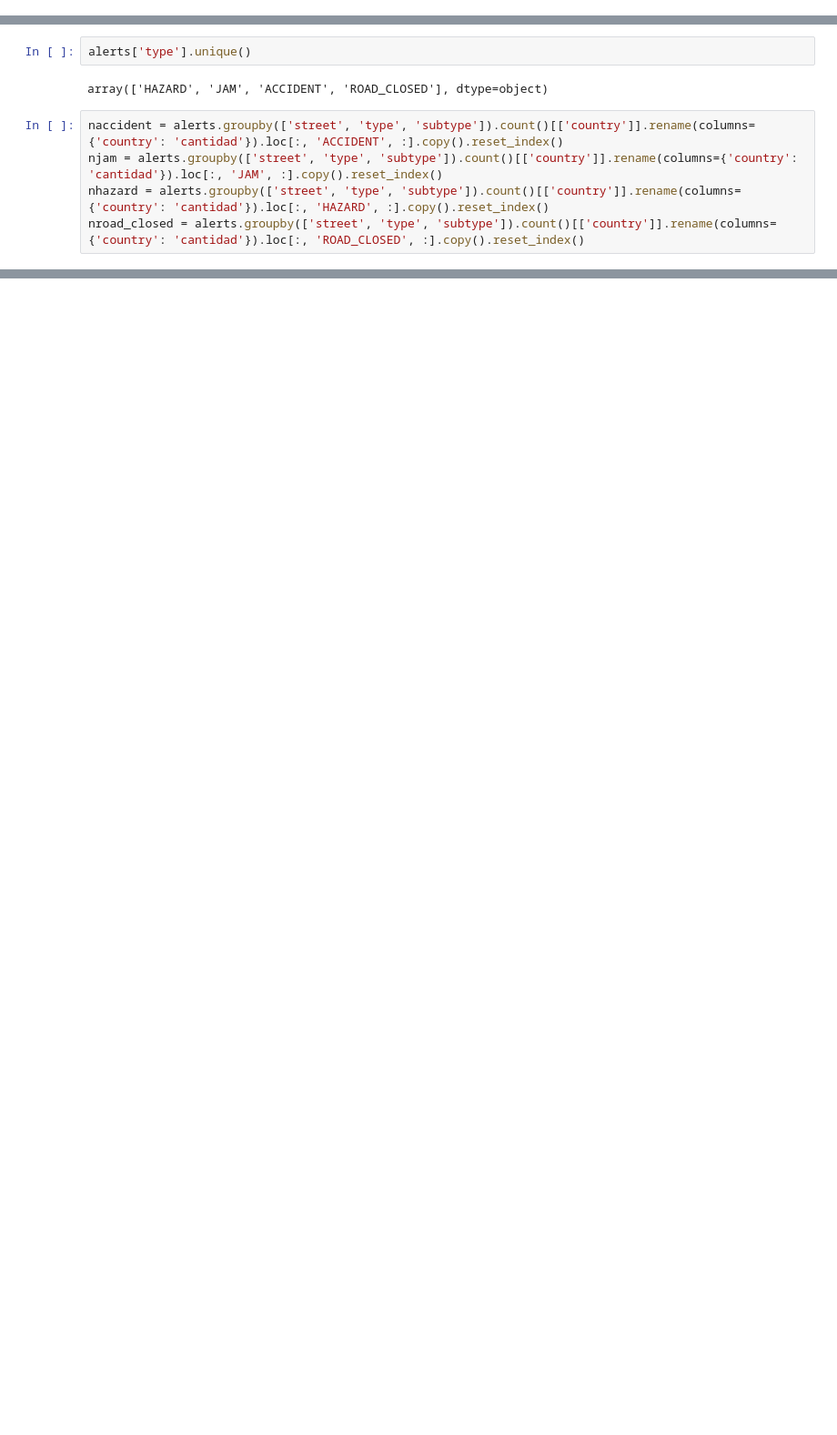
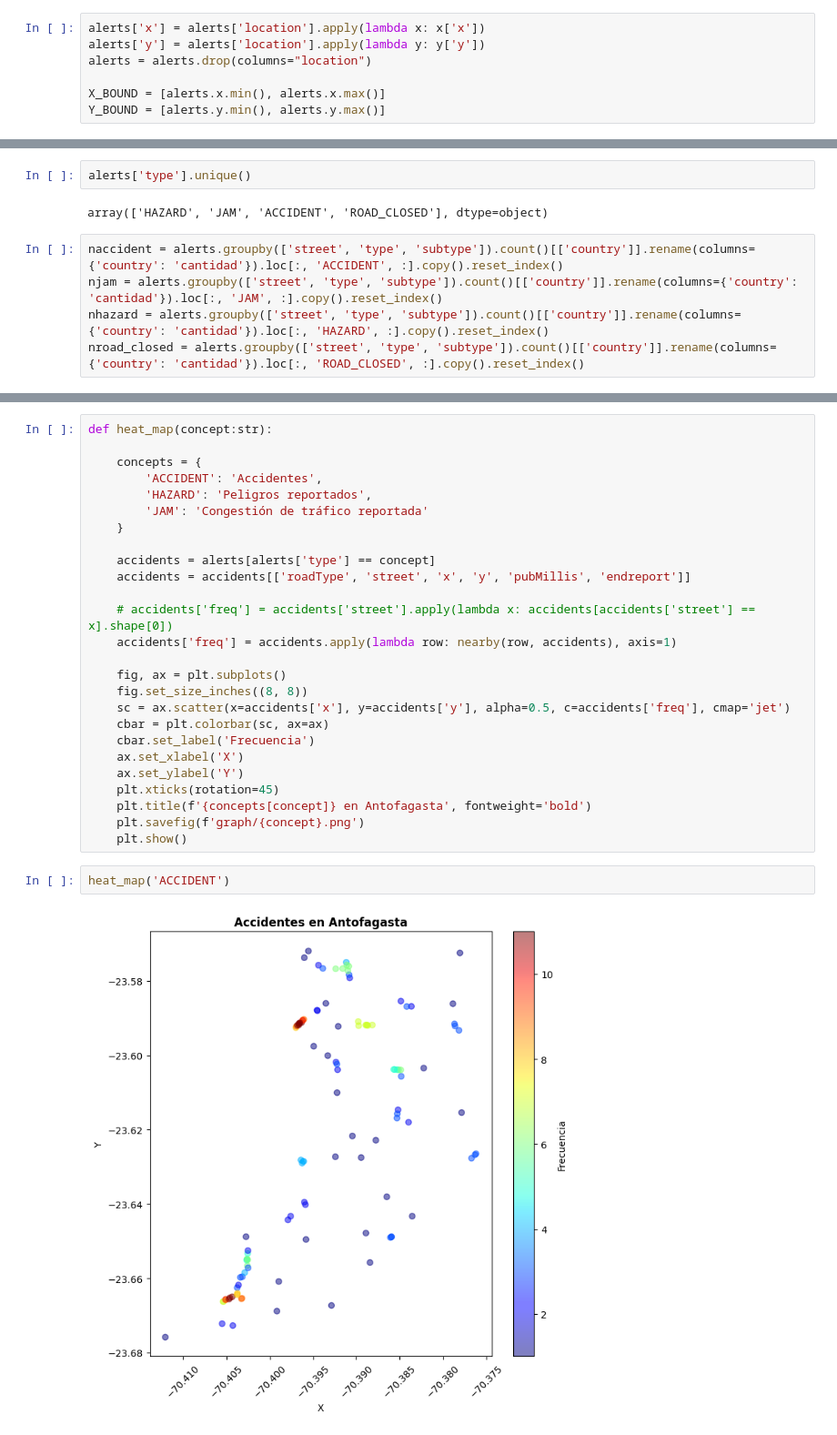
Before and after one commit to richardhapb/antof-traffic-client, a Jupyter notebook: analisis.ipynb, the cells around one changed output, grey strips where cells are left out. Shown: that part at 91% size. Saved outputs shown, nothing was run; the diff lists cells and outputs as text; blank space fills up the shorter version.

```diff
--- a/analisis.ipynb
+++ b/analisis.ipynb
@@ -32,5 +64,12 @@ PERIM_Y = [-23.701724880116387, -23.411242421131792]
 alerts = filter_location(alerts, PERIM_X, PERIM_Y)
 jams = filter_location(jams, PERIM_X, PERIM_Y)
+# %%
+alerts['x'] = alerts['location'].apply(lambda x: x['x'])
+alerts['y'] = alerts['location'].apply(lambda y: y['y'])
+alerts = alerts.drop(columns="location")
+
+X_BOUND = [alerts.x.min(), alerts.x.max()]
+Y_BOUND = [alerts.y.min(), alerts.y.max()]
 # %%
 alerts.head()
 # %% [output]
@@ -75,0 +96,30 @@ naccident
+# %%
+def heat_map(concept:str):
+
+    concepts = {
+        'ACCIDENT': 'Accidentes',
+        'HAZARD': 'Peligros reportados',
+        'JAM': 'Congestión de tráfico reportada'
+    }
+
+    accidents = alerts[alerts['type'] == concept]
+    accidents = accidents[['roadType', 'street', 'x', 'y', 'pubMillis', 'endreport']]
+
+    # accidents['freq'] = accidents['street'].apply(lambda x: accidents[accidents['street'] == x].shape[0])
+    accidents['freq'] = accidents.apply(lambda row: nearby(row, accidents), axis=1)
+
+    fig, ax = plt.subplots()
+    fig.set_size_inches((8, 8))
+    sc = ax.scatter(x=accidents['x'], y=accidents['y'], alpha=0.5, c=accidents['freq'], cmap='jet')
+    cbar = plt.colorbar(sc, ax=ax)
+    cbar.set_label('Frecuencia')
+    ax.set_xlabel('X')
+    ax.set_ylabel('Y')
+    plt.xticks(rotation=45)
+    plt.title(f'{concepts[concept]} en Antofagasta', fontweight='bold')
+    plt.savefig(f'graph/{concept}.png')
+    plt.show()
+# %%
+heat_map('ACCIDENT')
+# %% [output]
+[figure, added]
```
Also changed, not shown: parts of 4 cells of this notebook, 4 other files.
